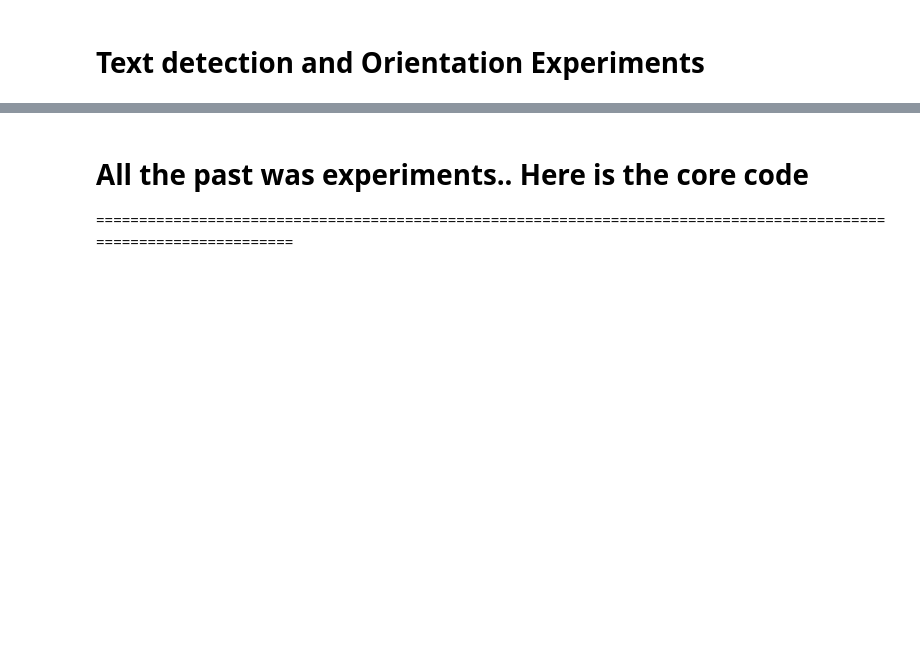
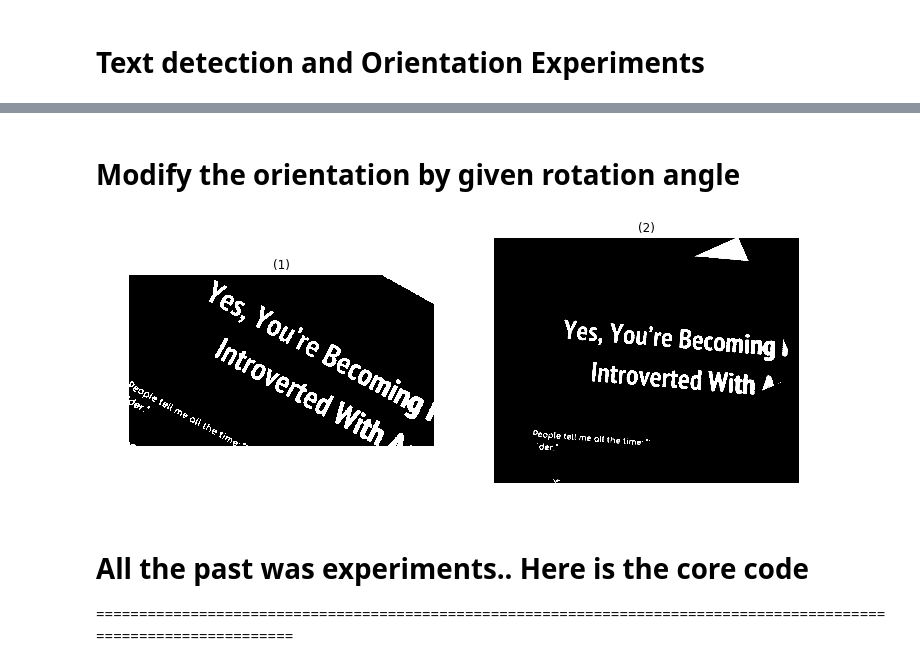
Before and after one commit to Mahmoud-SaadEl-Din/Text_scanner, a Jupyter notebook: Text_scanner_project.ipynb, the cells around one changed output, grey strips where cells are left out. Cells and saved outputs as stored; diff of their text form; code cells hidden in the pictures; blank space fills up the shorter version.

```diff
--- a/Text_scanner_project.ipynb
+++ b/Text_scanner_project.ipynb
@@ -277,3 +364,13 @@ show_images([my_final_img,closing_img,img_with_boxes]) #
+# %% [markdown]
+# Modify the orientation by given rotation angle
+# %%
+import math
+from skimage.transform import rotate
+rotation_anlge = math.degrees(math.atan(final_angle))
+rotated_image = rotate(my_final_img, -1*rotation_anlge/2, resize=True)
+show_images([my_final_img,rotated_image])
+# %% [output]
+[figure, added]
 # %% [markdown]
 # All the past was experiments.. Here is the core code
 ===================================================================================================================
```
Also changed, not shown: parts of 9 cells of this notebook.
